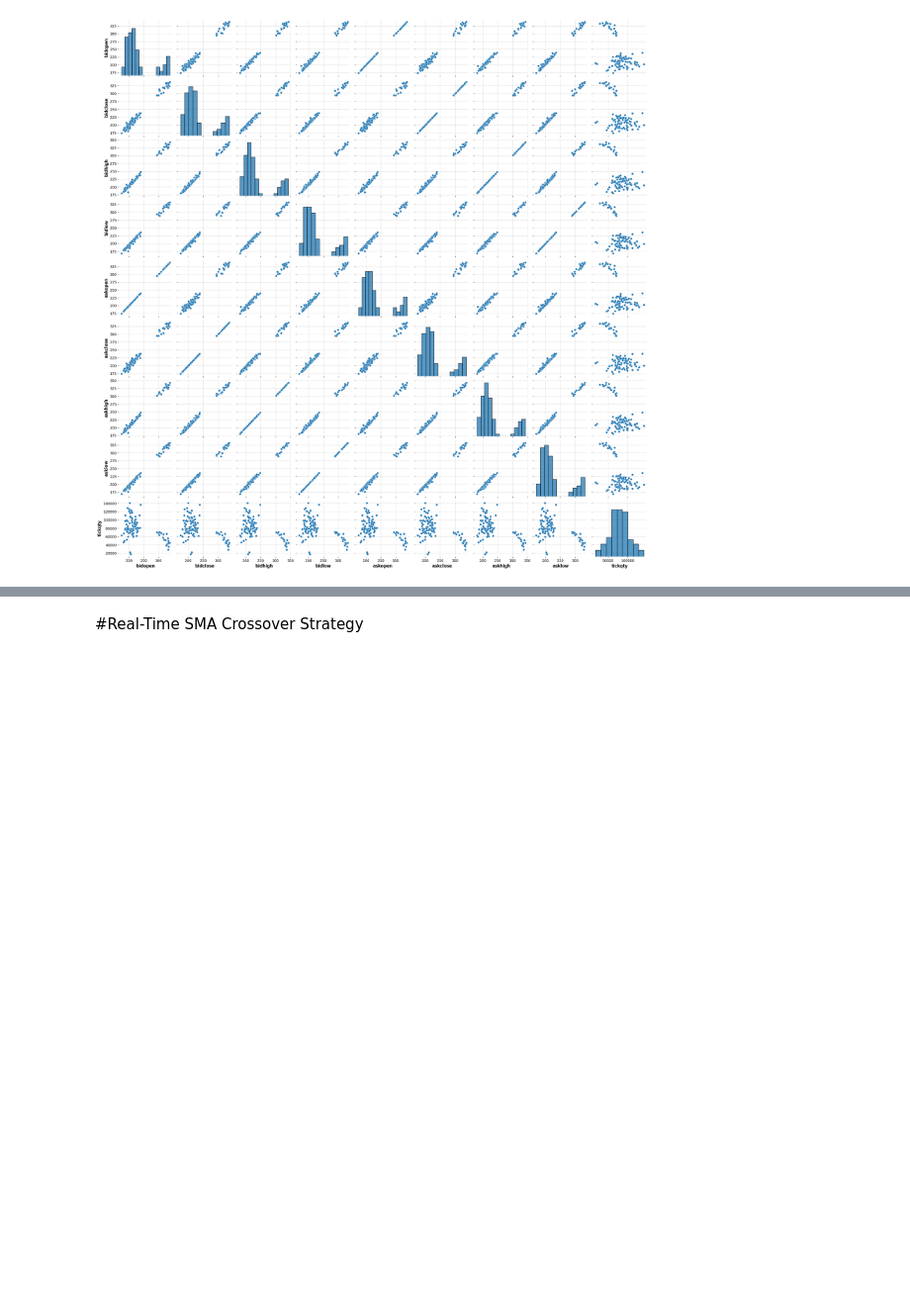
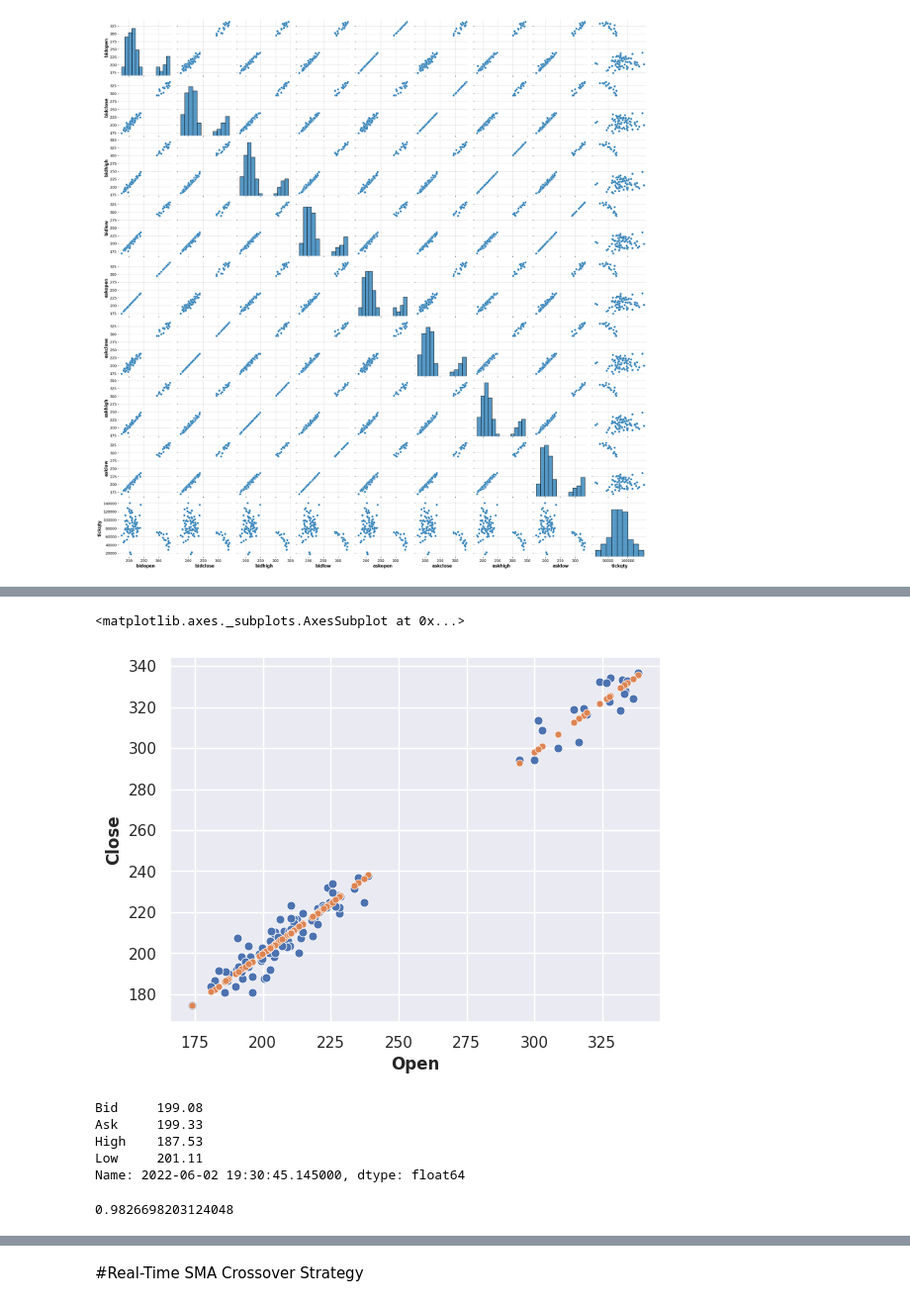
Before and after one commit to calosos/py_resumenes_codigos, a Jupyter notebook: Trading_analysis.ipynb, the cells around one changed output, grey strips where cells are left out. Shown at 99% size. Drawn from its saved outputs; the diff is of its cells as text; code cells hidden in the pictures; blank space fills up the shorter version.

```diff
--- a/Trading_analysis.ipynb
+++ b/Trading_analysis.ipynb
@@ -671,0 +684,7 @@ sns.pairplot(data_candles);
+# %%
+lr= LinearRegression()
+# %%
+serie_1 = candles_bid["Open"]
+serie_2 = candles_bid['Close']
+# %%
+lr.fit(serie_1.to_frame(),serie_2)
@@ -671,0 +694,2 @@ sns.pairplot(data_candles);
+# %%
+y_predict = lr.predict(serie_1.to_frame())
@@ -671,0 +716,4 @@ sns.pairplot(data_candles);
+# %%
+sns.scatterplot(serie_1, serie_2,s=40)
+sns.scatterplot(serie_1, y_predict,s=25)
+# %% [output]
@@ -671,0 +721,14 @@ sns.pairplot(data_candles);
+<matplotlib.axes._subplots.AxesSubplot at 0x...>
+[figure, added]
+# %%
+con.get_last_price(instrument)
+# %% [output]
+Bid     199.08
+Ask     199.33
+High    187.53
+Low     201.11
+Name: 2022-06-02 19:30:45.145000, dtype: float64
+# %%
+lr.score(serie_1.to_frame(), serie_2)
+# %% [output]
+0.9826698203124048
```
Also changed, not shown: parts of 50 cells of this notebook.
